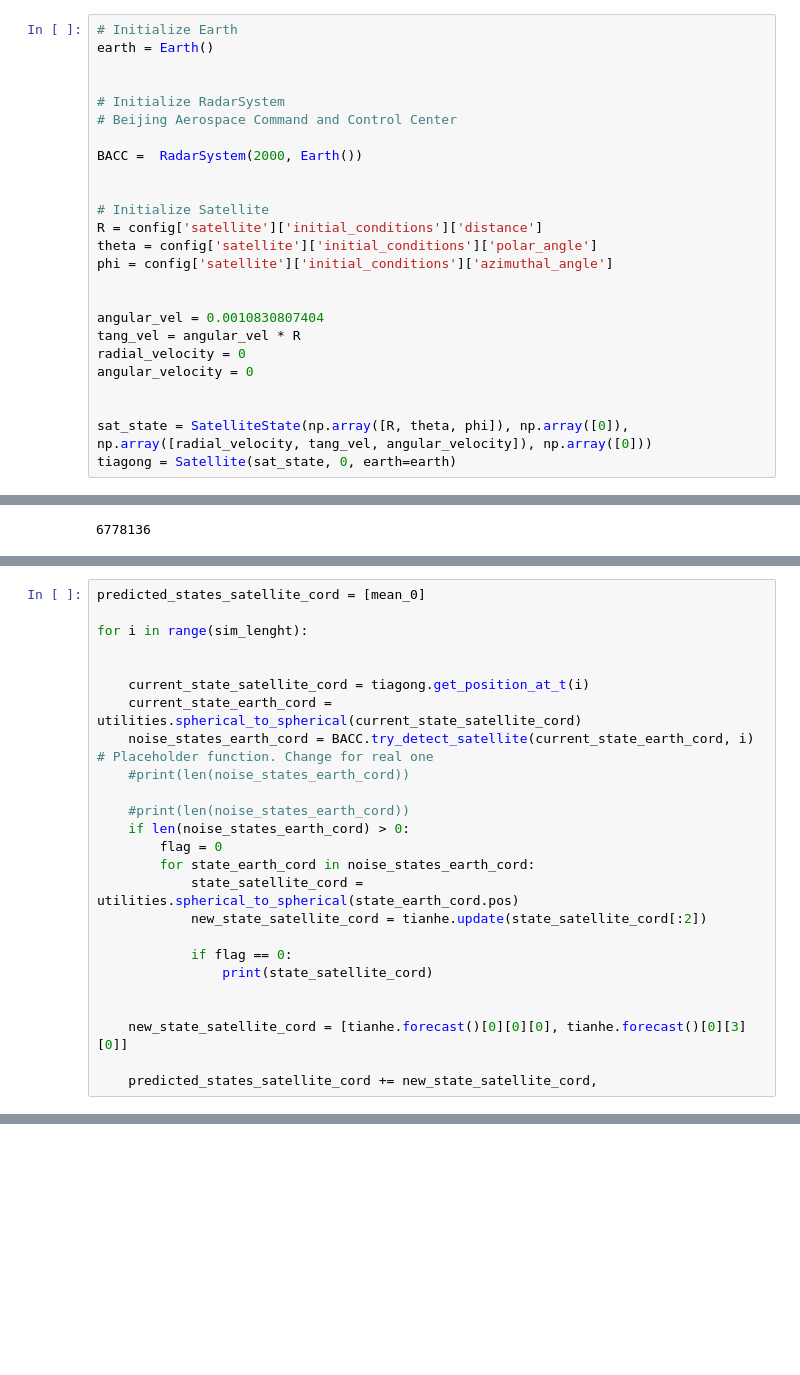
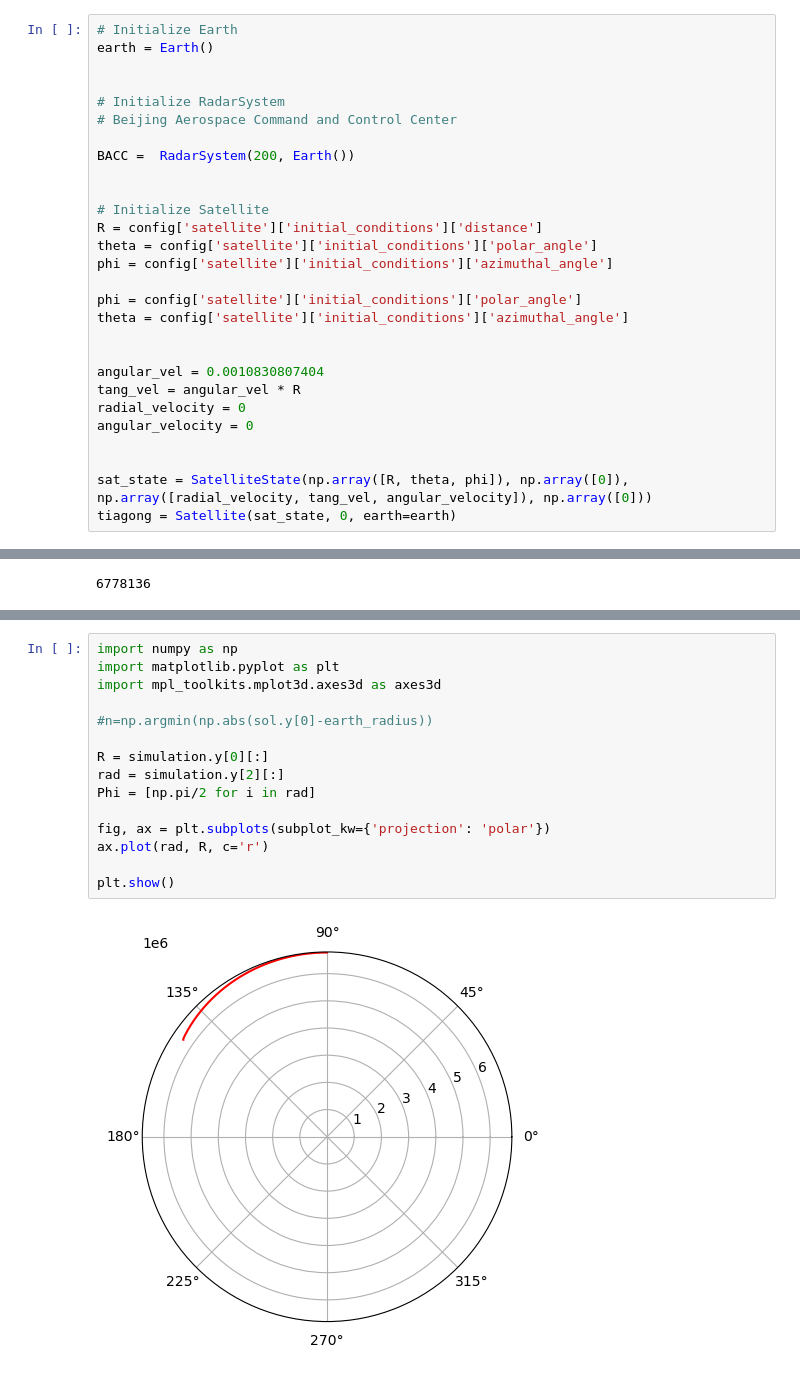
Before and after one commit to Tiangong-PMSC-Group/Satellite-Project, a Jupyter notebook: main_tests.ipynb, the cells around one changed output, grey strips where cells are left out. Cells and saved outputs as stored; diff of their text form; blank space fills up the shorter version.

```diff
--- a/main_tests.ipynb
+++ b/main_tests.ipynb
@@ -25,13 +28,16 @@ earth = Earth()
 # Initialize RadarSystem
 # Beijing Aerospace Command and Control Center
 
-BACC =  RadarSystem(2000, Earth())
+BACC =  RadarSystem(200, Earth())
 
 
 # Initialize Satellite
 R = config['satellite']['initial_conditions']['distance']
 theta = config['satellite']['initial_conditions']['polar_angle']
 phi = config['satellite']['initial_conditions']['azimuthal_angle']
+
+phi = config['satellite']['initial_conditions']['polar_angle']
+theta = config['satellite']['initial_conditions']['azimuthal_angle']
 
 
 angular_vel = 0.0010830807404
@@ -85,25 +88,0 @@ array([6778136.        , 6778135.63759344, 6778134.55037241,
-# %%
-predicted_states_satellite_cord = [mean_0]
-
-for i in range(sim_lenght):
-
-
-    current_state_satellite_cord = tiagong.get_position_at_t(i)
-    current_state_earth_cord = utilities.spherical_to_spherical(current_state_satellite_cord)
-    noise_states_earth_cord = BACC.try_detect_satellite(current_state_earth_cord, i) # Placeholder function. Change for real one
-    #print(len(noise_states_earth_cord))
-
-    #print(len(noise_states_earth_cord))
-    if len(noise_states_earth_cord) > 0:
-        flag = 0
-        for state_earth_cord in noise_states_earth_cord:
-            state_satellite_cord = utilities.spherical_to_spherical(state_earth_cord.pos)
-            new_state_satellite_cord = tianhe.update(state_satellite_cord[:2])
-
-            if flag == 0:
-                print(state_satellite_cord)
-
-
-    new_state_satellite_cord = [tianhe.forecast()[0][0][0], tianhe.forecast()[0][3][0]]
-
-    predicted_states_satellite_cord += new_state_satellite_cord,
@@ -128,0 +105,17 @@ KeyboardInterrupt:
+# %%
+import numpy as np
+import matplotlib.pyplot as plt
+import mpl_toolkits.mplot3d.axes3d as axes3d
+
+#n=np.argmin(np.abs(sol.y[0]-earth_radius))
+
+R = simulation.y[0][:]
+rad = simulation.y[2][:]
+Phi = [np.pi/2 for i in rad]
+
+fig, ax = plt.subplots(subplot_kw={'projection': 'polar'})
+ax.plot(rad, R, c='r')
+
+plt.show()
+# %% [output]
+[figure, added]
```
Also changed, not shown: parts of 15 cells of this notebook, 3 other files.
